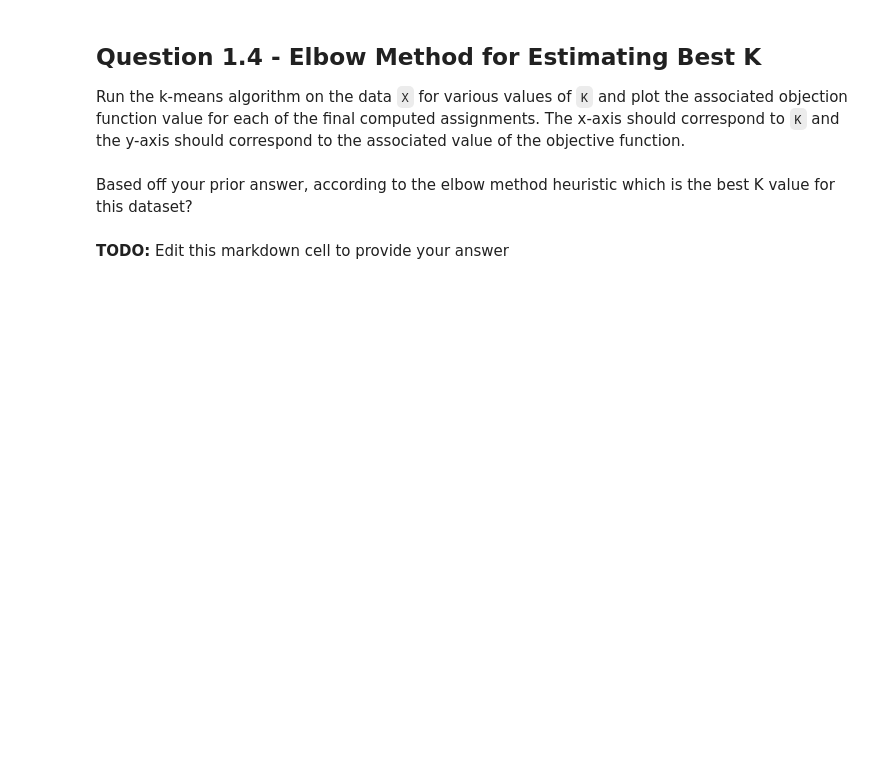
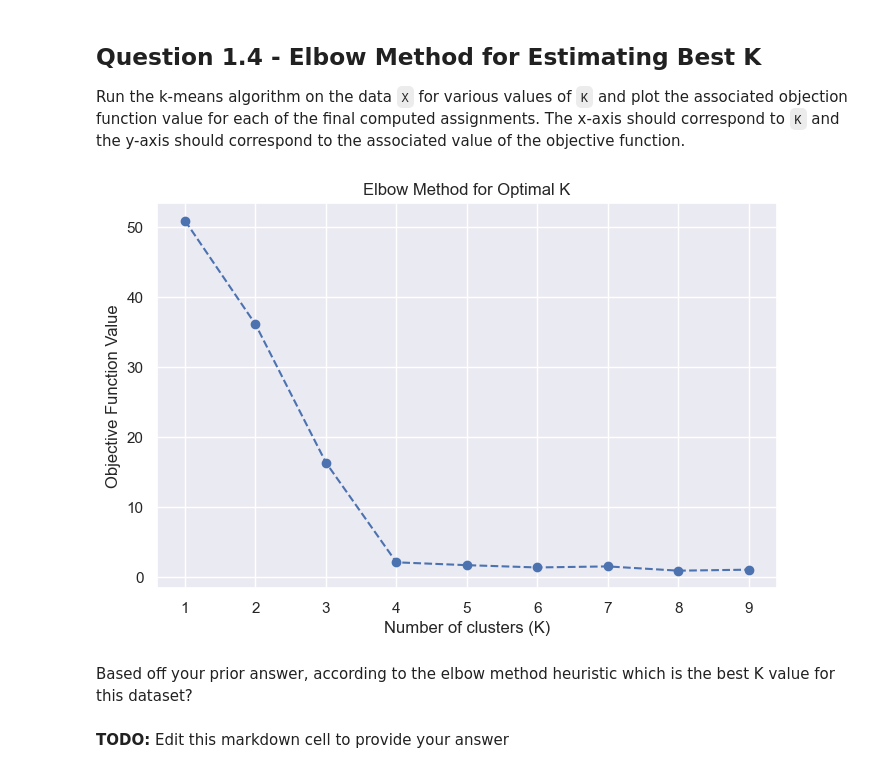
Before and after one commit to ML-LABS-2025/Lab6-Clustering, a Jupyter notebook: Lab 6 (1).ipynb, the cells around one changed output. Drawn from its saved outputs; the diff is of its cells as text; code cells hidden in the pictures; blank space fills up the shorter version.

```diff
--- a/Lab 6 (1).ipynb
+++ b/Lab 6 (1).ipynb
@@ -158,6 +161,29 @@ print(f"Sum of squared distances for k-means cluster assignment: {objective_func
 Run the k-means algorithm on the data `X` for various values of `K` and plot the associated objection function value for each of the final computed assignments. The x-axis should correspond to `K` and the y-axis should correspond to the associated value of the objective function.
 # %%
 # STUDENT ANSWER
+
+
+K_values = range(1, 10)
+
+objective_values = []
+
+# Loop over each K
+for K in K_values:
+    cluster_assignments, history = k_means(X, K)
+    obj_value = objective_function(cluster_assignments)
+    objective_values.append(obj_value)
+
+# Plotting the Elbow method
+plt.figure(figsize=(8, 5))
+plt.plot(K_values, objective_values, marker='o', linestyle='--')
+plt.title("Elbow Method for Optimal K")
+plt.xlabel("Number of clusters (K)")
+plt.ylabel("Objective Function Value")
+plt.xticks(K_values)
+plt.grid(True)
+plt.show()
+# %% [output]
+[figure, added]
 # %% [markdown]
 Based off your prior answer, according to the elbow method heuristic which is the best K value for this dataset?
 # %% [markdown]
```
Also changed, not shown: parts of 4 cells of this notebook.
